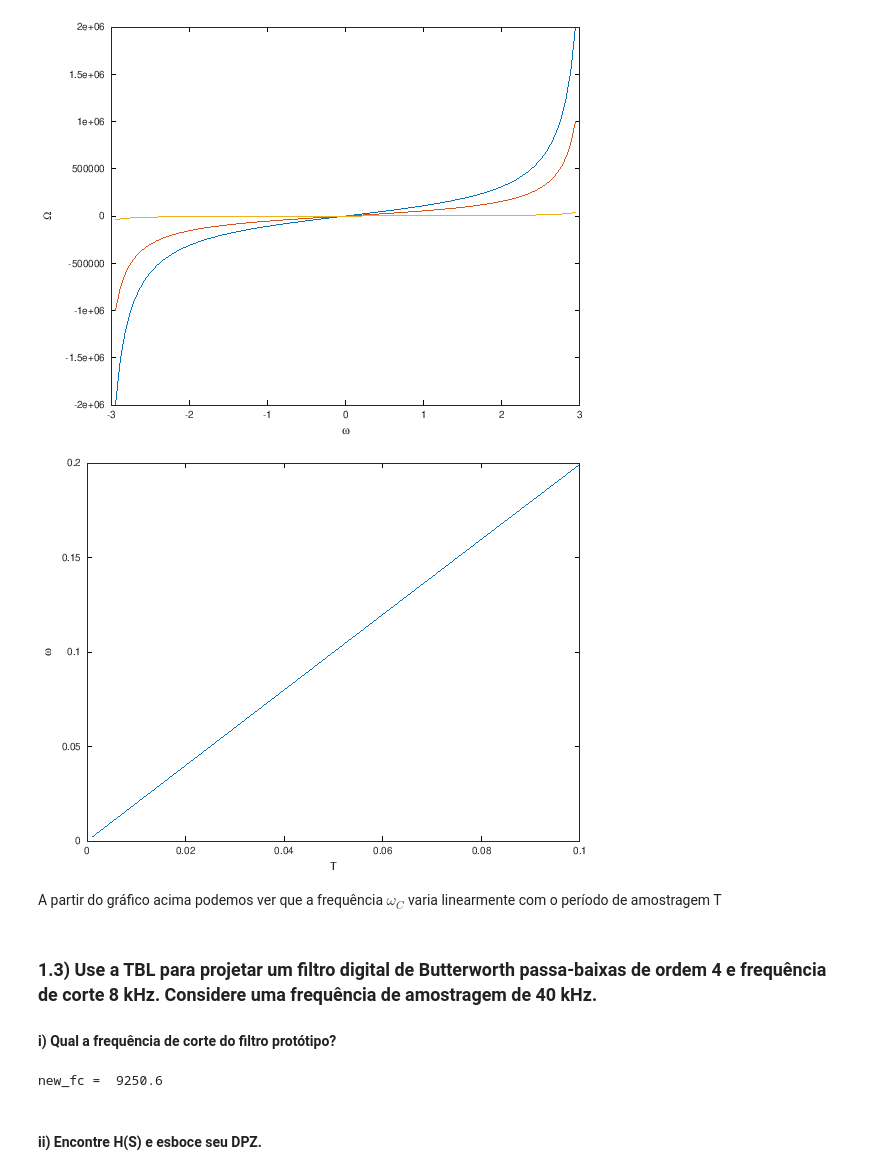
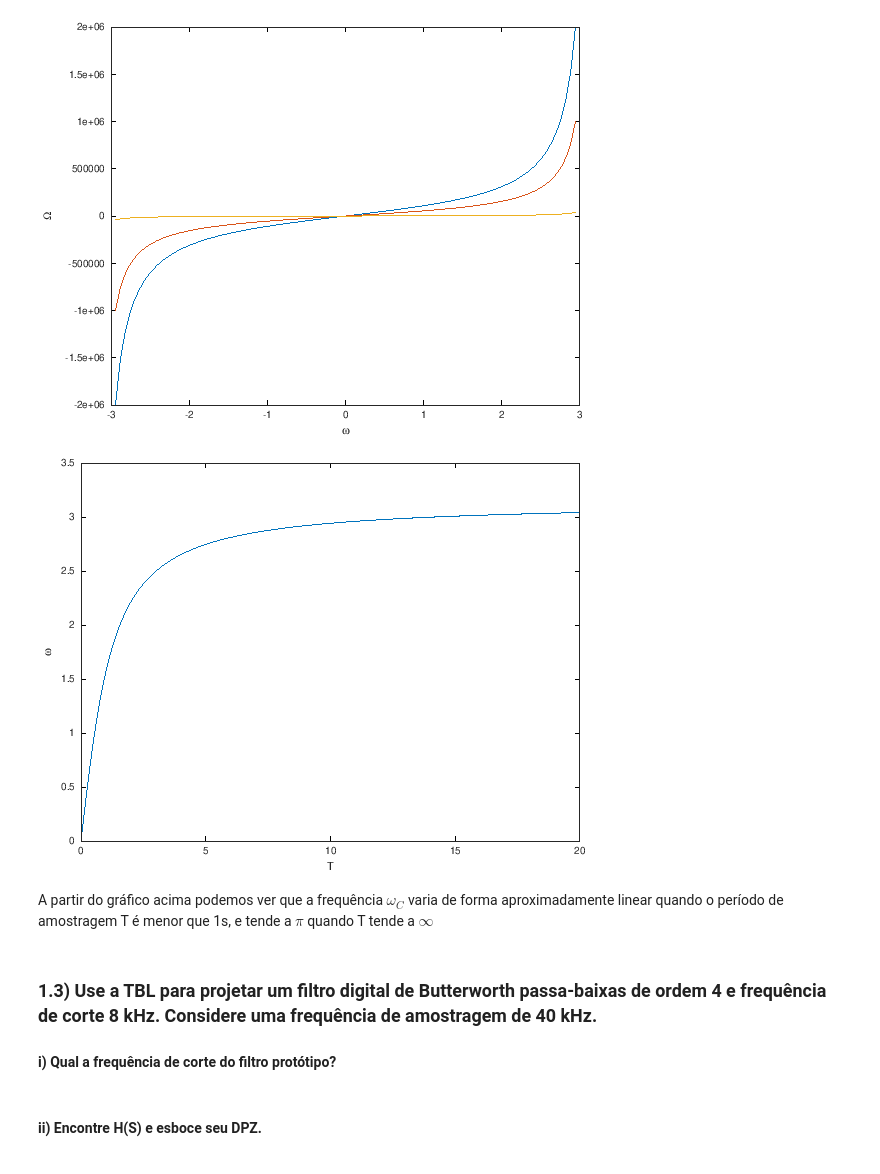
Before and after one commit to diegomhamilton/processamento-digital-de-sinais, a Jupyter notebook: Projeto_2/projeto.ipynb, the cells around one changed output. Cells and saved outputs as stored; diff of their text form; code cells hidden in the pictures.

```diff
--- a/Projeto_2/projeto.ipynb
+++ b/Projeto_2/projeto.ipynb
@@ -56,16 +57,16 @@ ylabel('\Omega')
 # %%
 function w = tblinv(omega, ts)
     w = 2*atan((omega*ts)/2);
 endfunction
 
-T = linspace(1/10, 1/1000, 990);
+T = linspace(1/100, 20, 1000);
 plot(T, tblinv(2, T))
 xlabel('T')
 ylabel('\omega')
 # %% [output]
-[figure, old version]
+[figure, new version]
 # %% [markdown]
-A partir do gráfico acima podemos ver que a frequência $\omega_C$ varia linearmente com o período de amostragem T
+A partir do gráfico acima podemos ver que a frequência $\omega_C$ varia de forma aproximadamente linear quando o período de amostragem T é menor que 1s, e tende a $\pi$ quando T tende a $\infty$
 # %% [markdown]
 ### 1.3) Use a TBL para projetar um filtro digital de Butterworth passa-baixas de ordem 4 e frequência de corte 8 kHz. Considere uma frequência de amostragem de 40 kHz.
 #### i) Qual a frequência de corte do filtro protótipo?
@@ -74,10 +75,9 @@ fc = 8000;
 fs = 40000;
 wc = 2*pi*fc/fs;
 omegac = tbl(wc, 1/fs);
-new_fc = omegac/(2*pi)
-new_wc = new_fc/fs;
-[b, a] = butter(4, new_wc, ftype = 'low');
+% omegac = 2*fs*tan(wc/2);
+% new_fc = omegac/(2*pi)
+% new_wc = new_fc/fs;
+[b, a] = butter(4, omegac, 's');
-# %% [output]
-new_fc =  9250.6
 # %% [markdown]
 #### ii) Encontre H(S) e esboce seu DPZ.
```
Also changed, not shown: parts of 11 cells of this notebook.
